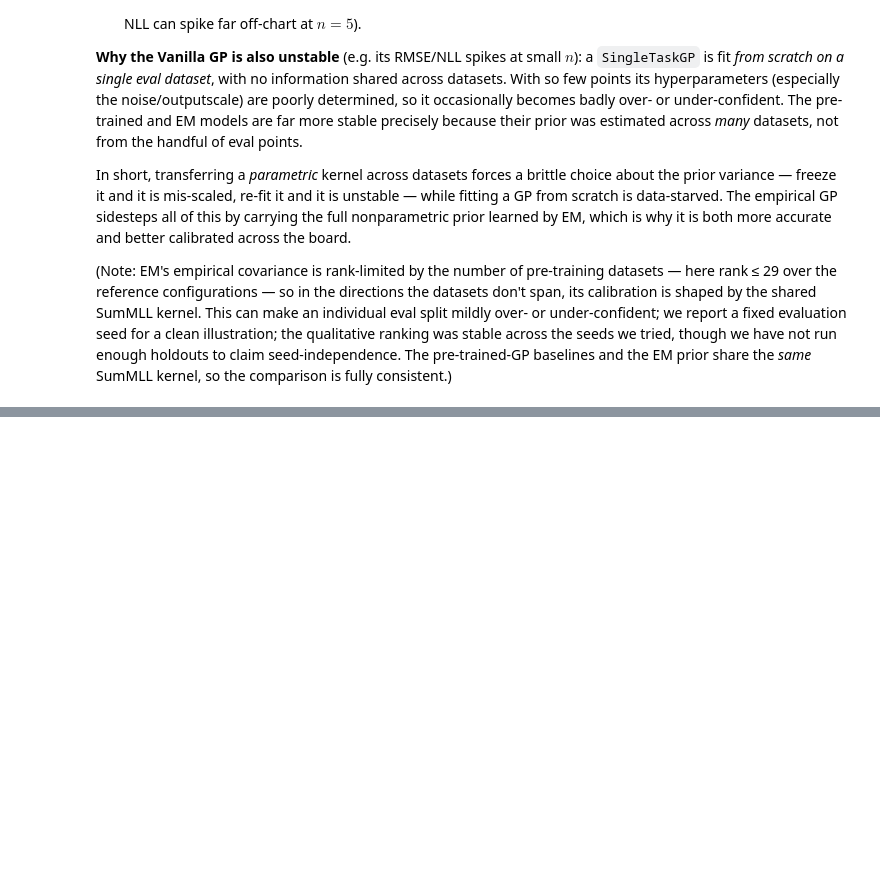
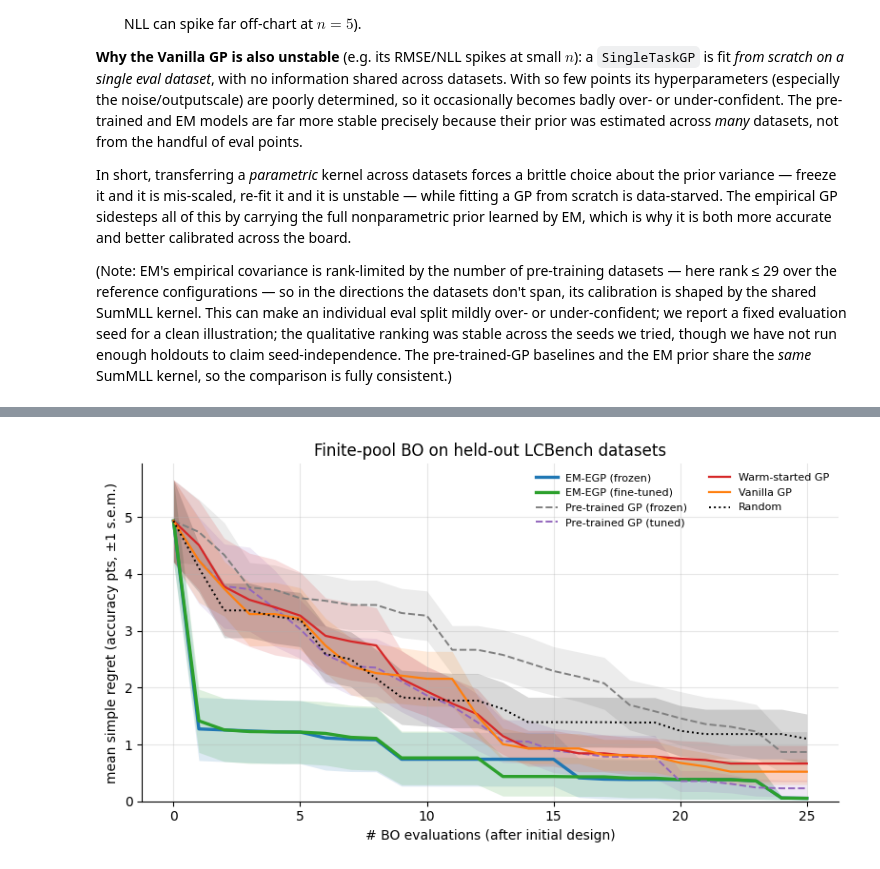
Before and after one commit to meta-pytorch/botorch, a Jupyter notebook: tutorials/empirical_gaussian_processes/empirical_gaussian_processes.ipynb, the cells around one changed output, grey strips where cells are left out. Cells and saved outputs as stored; diff of their text form; code cells hidden in the pictures; blank space fills up the shorter version.

```diff
--- a/tutorials/empirical_gaussian_processes/empirical_gaussian_processes.ipynb
+++ b/tutorials/empirical_gaussian_processes/empirical_gaussian_processes.ipynb
@@ -1653,0 +1840,31 @@ In short, transferring a *parametric* kernel across datasets forces a brittle ch
+# %%
+# Simple regret (pool-optimal accuracy minus best found) vs #evaluations, averaged
+# per dataset (shaded = +/-1 s.e.m. across runs). Per-dataset regret removes the large
+# between-dataset accuracy offset, so the bands are far tighter than for raw accuracy.
+fig, ax = plt.subplots(figsize=(8, 4.5))
+style_ax(ax)
+xs = list(range(n_iters_bo + 1))
+styles = {
+    "EM-EGP (frozen)": ("tab:blue", "-", 2.4),
+    "EM-EGP (fine-tuned)": ("tab:green", "-", 2.4),
+    "Vanilla GP": ("tab:orange", "-", 1.6),
+    "Warm-started GP": ("tab:red", "-", 1.6),
+    "Pre-trained GP (tuned)": ("tab:purple", "--", 1.4),
+    "Pre-trained GP (frozen)": ("gray", "--", 1.4),
+    "Random": ("black", ":", 1.4),
+}
+for m in methods_bo:
+    c, ls, lw = styles[m]
+    mean = mean_regret_bo[m].numpy()
+    sem = sem_regret_bo[m].numpy()
+    ax.plot(xs, mean, label=m, color=c, ls=ls, lw=lw)
+    ax.fill_between(xs, mean - sem, mean + sem, color=c, alpha=0.15, linewidth=0)
+ax.set_ylim(bottom=0.0)  # 0 = pool optimum (zero regret); lower is better
+ax.set_xlabel("# BO evaluations (after initial design)")
+ax.set_ylabel("mean simple regret (accuracy pts, \u00b11 s.e.m.)")
+ax.set_title("Finite-pool BO on held-out LCBench datasets")
+ax.legend(frameon=False, fontsize=8, ncol=2)
+plt.tight_layout()
+plt.show()
+# %% [output]
+[figure, added]
```
Also changed, not shown: parts of 4 cells of this notebook.
